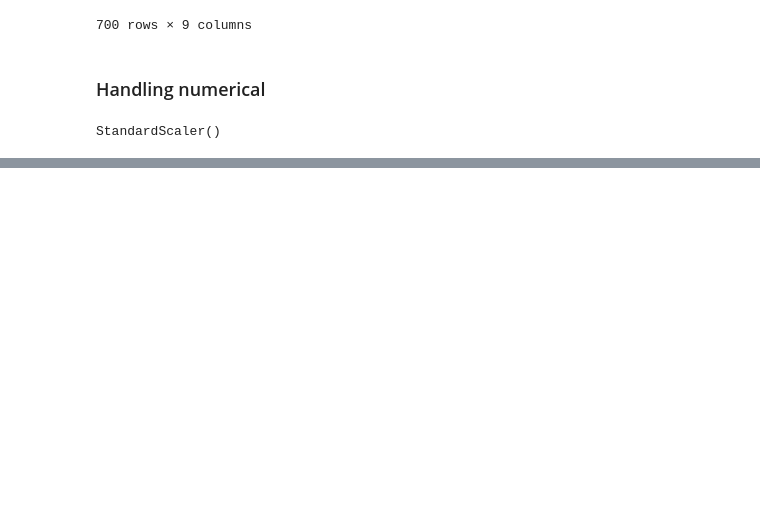
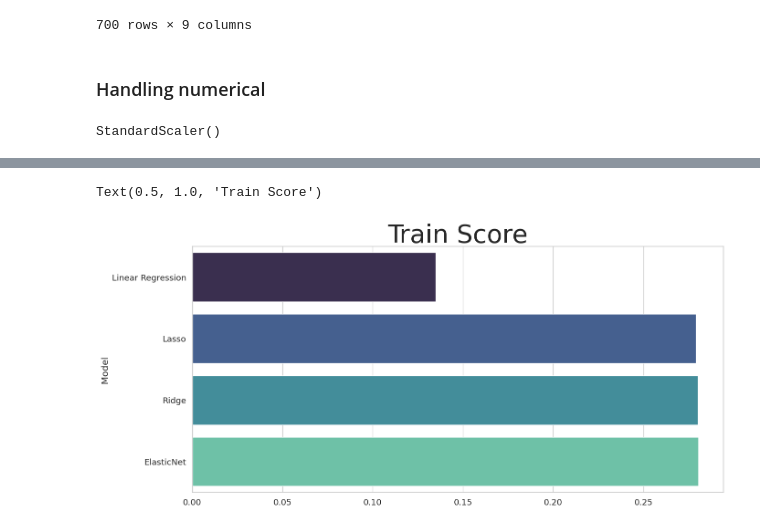
Before and after one commit to xShoho/Student-Performance-Exams, a Jupyter notebook: Student-Performance-Exams.ipynb, the cells around one changed output, grey strips where cells are left out. Drawn from its saved outputs; the diff is of its cells as text; code cells hidden in the pictures; blank space fills up the shorter version.

Commit message:
second Modeling - FAIL

```diff
--- a/Student-Performance-Exams.ipynb
+++ b/Student-Performance-Exams.ipynb
@@ -326,0 +329,30 @@ X_test[nums] = scalar.transform(X_test[nums])
+# %%
+models = {
+    'Linear Regression': LinearRegression(),
+    'Lasso': LassoCV(),
+    'Ridge': RidgeCV(),
+    'ElasticNet': ElasticNet()
+}
+# %%
+Results = {
+    'Model': [],
+    'Train Score': [],
+    'Test Score': [],
+    'RMSE': []
+}
+# %%
+for name, model in models.items():
+    model.fit(X_train, y_train)
+    train_s = model.score(X_train, y_train)
+    test_s = model.score(X_test, y_test)
+    y_pred = model.predict(X_test)
+    RMSE = mean_squared_error((y_pred), y_test)
+    Results['Model'].append(name)
+    Results['Train Score'].append(train_s)
+    Results['Test Score'].append(test_s)
+    Results['RMSE'].append(RMSE)
+    print('Model: ', name)
+    print('Train Score: ', train_s)
+    print('Test Score: ', test_s)
+    print('RMSE: ', round(RMSE, 2))
+    print('=================================')
@@ -326,0 +380,8 @@ X_test[nums] = scalar.transform(X_test[nums])
+# %%
+scores = pd.DataFrame(Results)
+# %%
+sns.barplot(y= scores['Model'], x= sorted(scores['Train Score']), palette= 'mako')
+plt.title('Train Score', fontsize= 40)
+# %% [output]
+Text(0.5, 1.0, 'Train Score')
+[figure, added]
```
Also changed, not shown: parts of 12 cells of this notebook.
